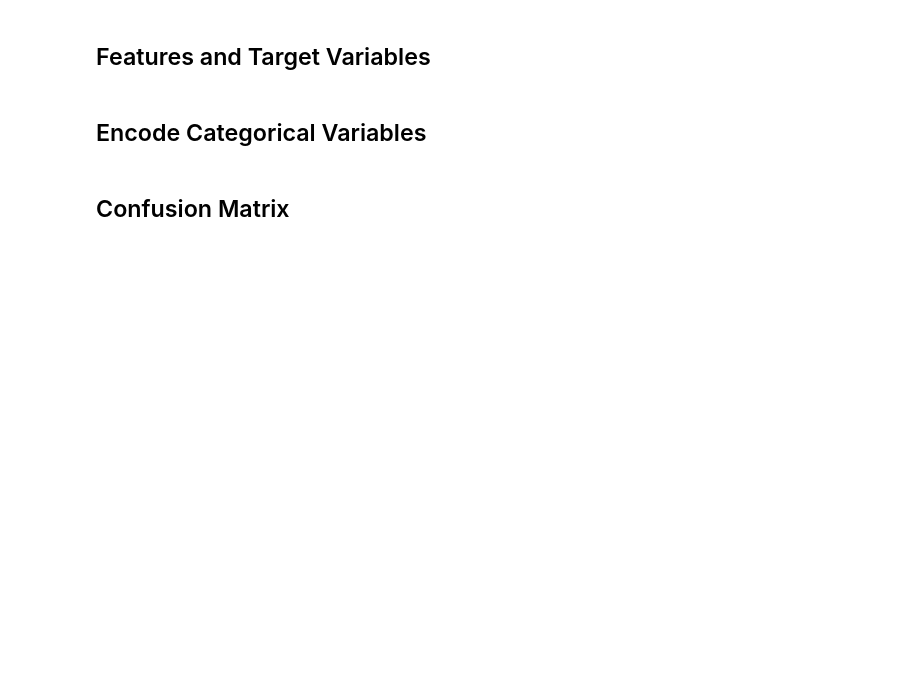
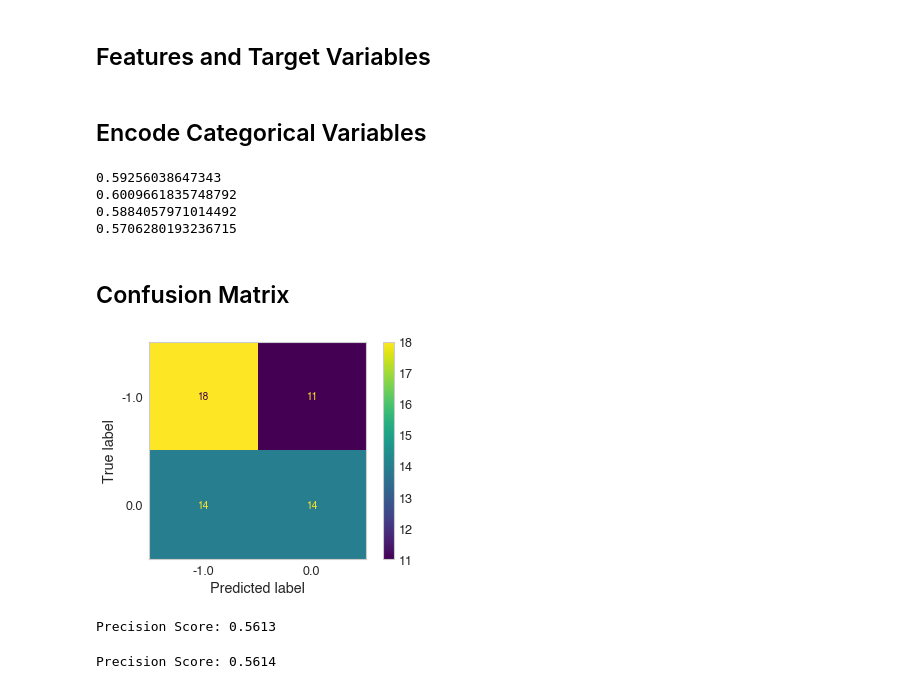
Before and after one commit to mdominguez2010/wsb-sentiment-analysis, a Jupyter notebook: model.ipynb, the cells around one changed output. Drawn from its saved outputs; the diff is of its cells as text; code cells hidden in the pictures; blank space fills up the shorter version.

Commit message:
update confusion matrix

```diff
--- a/model.ipynb
+++ b/model.ipynb
@@ -276,6 +276,20 @@ for stock in list(data['stock'].unique()):
                              '5d-return',
                              '5d-direction']]
 
+# First n values in direction columns should be NaN
+price_data['1d-direction'][0] = np.nan
+price_data['2d-direction'][0: 2] = [np.nan for x in price_data['2d-direction'][0: 2]]
+price_data['5d-direction'][0: 5] = [np.nan for x in price_data['5d-direction'][0: 5]]
+
+price_data['1d-return'] = price_data['1d-return'].shift(1)
+price_data['1d-direction'] = price_data['1d-direction'].shift(1)
+
+price_data['2d-return'] = price_data['2d-return'].shift(1)
+price_data['2d-direction'] = price_data['2d-direction'].shift(1)
+
+price_data['5d-return'] = price_data['5d-return'].shift(1)
+price_data['5d-direction'] = price_data['5d-direction'].shift(1)
+
 price_data.dropna(inplace=True)
 price_data.reset_index(inplace=True)
 price_data.drop('index', axis=1, inplace=True)
@@ -388,11 +421,28 @@ print(np.mean(knn_scores))
 print(np.mean(lr_scores))
 print(np.mean(rf_scores))
 print(np.mean(gbm_scores))
+# %% [output]
+0.59256038647343
+0.6009661835748792
+0.5884057971014492
+0.5706280193236715
 # %% [markdown]
 ## Confusion Matrix
-# %%
-gbm.fit(X_scaled, y)
-y_pred = gbm.predict(X_scaled)
-cm = confusion_matrix(y, y_pred)
-
-cm_display = ConfusionMatrixDisplay(cm).plot()
+# %%
+rf.fit(X_scaled, y)
+
+plot_confusion_matrix(rf, X_test_scaled, y_test)
+plt.grid(b=None)
+plt.show()
+# %% [output]
+[figure, added]
+# %%
+# Precicion score
+print(f"Precision Score: {precision_score(y_test, rf.predict(X_test_scaled), average='weighted'):.4f}")
+# %% [output]
+Precision Score: 0.5613
+# %%
+# Recall Score
+print(f"Precision Score: {recall_score(y_test, rf.predict(X_test_scaled), average='weighted'):.4f}")
+# %% [output]
+Precision Score: 0.5614
```
Also changed, not shown: parts of 9 cells of this notebook.
